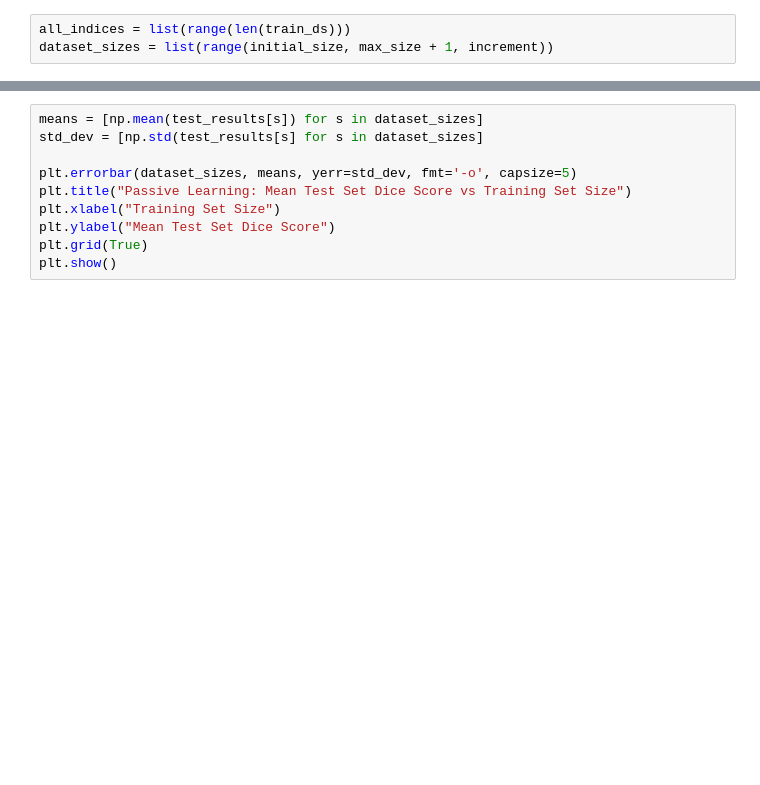
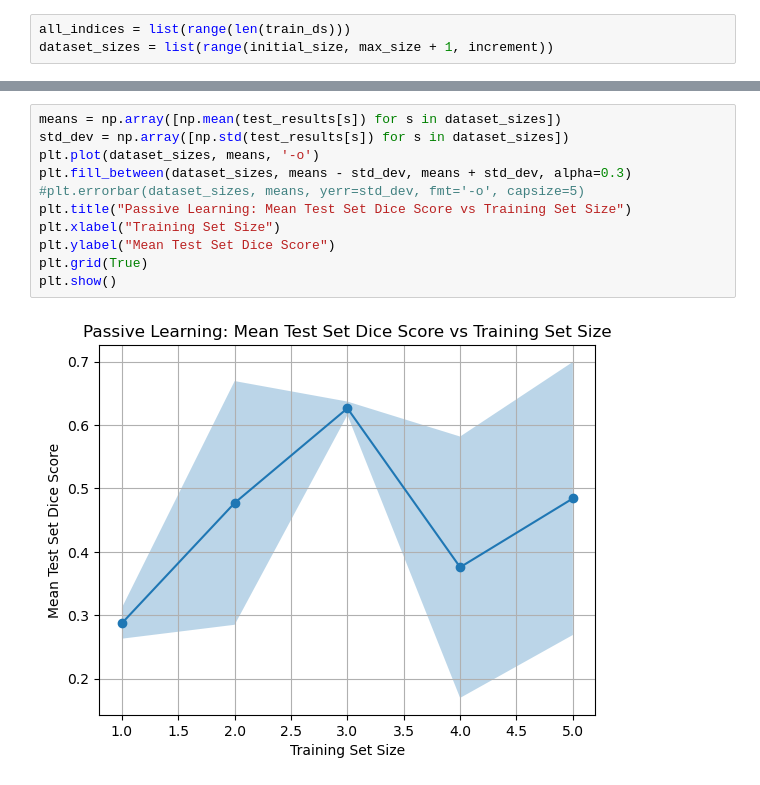
Before and after one commit to Simran-Sodhi/asrProject2025, a Jupyter notebook: Passive_Learning.ipynb, the cells around one changed output, grey strips where cells are left out. Saved outputs shown, nothing was run; the diff lists cells and outputs as text; blank space fills up the shorter version.

```diff
--- a/Passive_Learning.ipynb
+++ b/Passive_Learning.ipynb
@@ -261,10 +283,13 @@ plt.show()
 # %%
-means = [np.mean(test_results[s]) for s in dataset_sizes]
-std_dev = [np.std(test_results[s] for s in dataset_sizes]
-
-plt.errorbar(dataset_sizes, means, yerr=std_dev, fmt='-o', capsize=5)
+means = np.array([np.mean(test_results[s]) for s in dataset_sizes])
+std_dev = np.array([np.std(test_results[s]) for s in dataset_sizes])
+plt.plot(dataset_sizes, means, '-o')
+plt.fill_between(dataset_sizes, means - std_dev, means + std_dev, alpha=0.3)
+#plt.errorbar(dataset_sizes, means, yerr=std_dev, fmt='-o', capsize=5)
 plt.title("Passive Learning: Mean Test Set Dice Score vs Training Set Size")
 plt.xlabel("Training Set Size")
 plt.ylabel("Mean Test Set Dice Score")
 plt.grid(True)
 plt.show()
+# %% [output]
+[figure, added]
```
Also changed, not shown: parts of 6 cells of this notebook, 1 other file.
